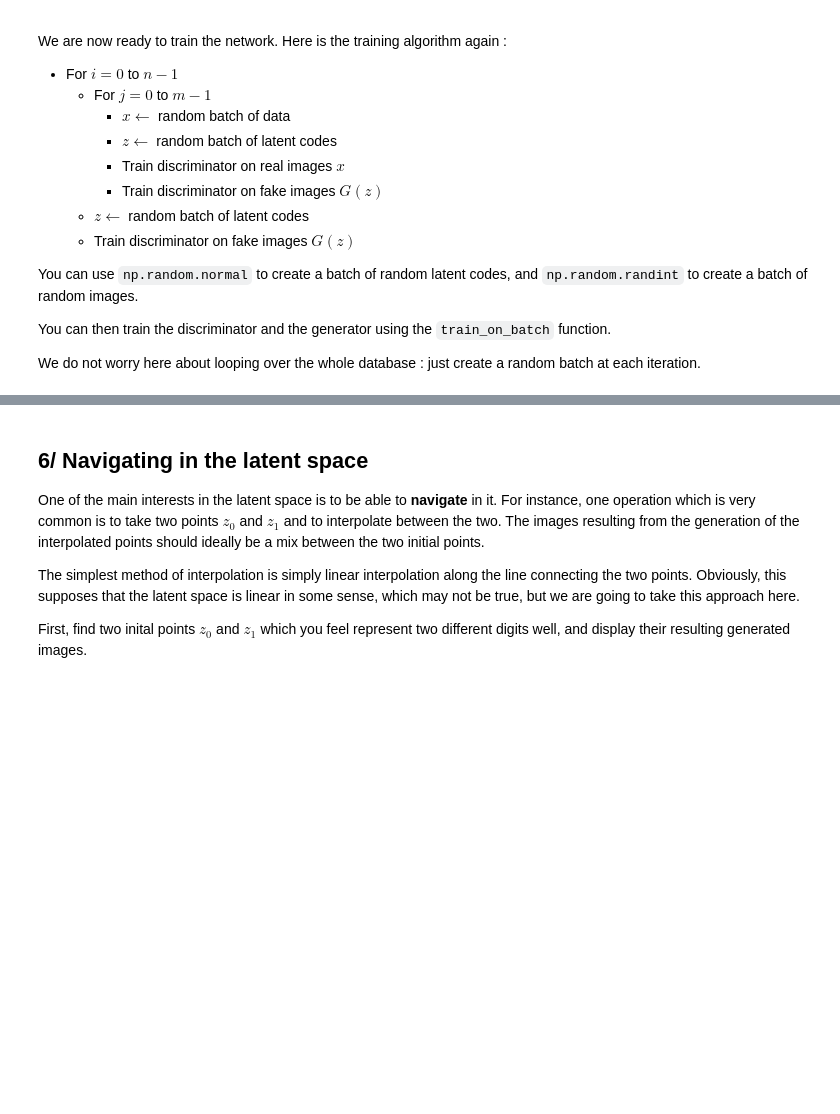
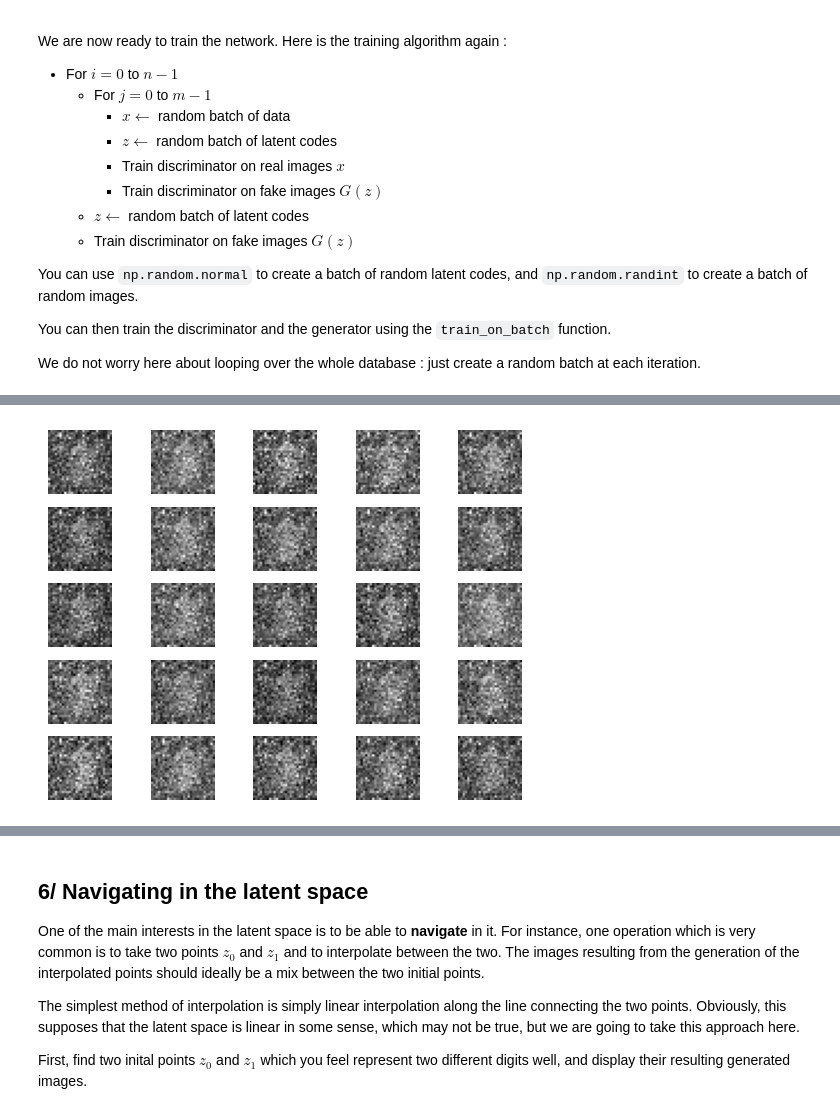
Before and after one commit to balthazarneveu/MVA24-delire, a Jupyter notebook: TP_5/tp_5.ipynb, the cells around one changed output, grey strips where cells are left out. Cells and saved outputs as stored; diff of their text form; code cells hidden in the pictures; blank space fills up the shorter version.

Commit message:
#5 TP-5 train GAN, interpolate between latents

```diff
--- a/TP_5/tp_5.ipynb
+++ b/TP_5/tp_5.ipynb
@@ -281,21 +290,6 @@ The training is carried out sequentially : first we execute a few training steps
     - Train discriminator on fake images $G(z)$
   - $z \leftarrow$ random batch of latent codes
   - Train discriminator on fake images $G(z)$
-# %%
-
-# Setup Adam optimizers for both G and D
-optimizer_disc = optim.Adam(disc_model.parameters(), lr=lr, betas=(beta_1, 0.999))
-optimizer_gen = optim.Adam(gen_model.parameters(), lr=lr, betas=(beta_1, 0.999))
-
-# criterion used for the discriminator loss
-bce_criterion = ...  # FILL IN HERE
-
-# criterion used for the generator loss
-
-
-def loss_fn_gen(d_gen_data):
-    loss_gen = ...  # FILL IN CODE
-    return loss_gen
 # %% [markdown]
 ### Sampling function
 
@@ -351,4 +320,30 @@ We do not worry here about looping over the whole database : just create a rando
 # %%
+gen_model = Generator().to(device)
+# Print the model
+print(gen_model)
+
+disc_model = Discriminator().to(device) # FILL IN HERE
+# Print the model
+print(disc_model)
+
+gen_model = gen_model.to(device)
+disc_model = disc_model.to(device)
+# Setup Adam optimizers for both G and D
+optimizer_disc = optim.Adam(disc_model.parameters(), lr=lr, betas=(beta_1, 0.999))
+optimizer_gen = optim.Adam(gen_model.parameters(), lr=lr, betas=(beta_1, 0.999))
+
+# criterion used for the discriminator loss
+bce_criterion = torch.nn.BCELoss()
+
+# criterion used for the generator loss
+
+
+def loss_fn_gen(d_gen_data: torch.Tensor) -> torch.Tensor:
+    """
+    log(1-D(G(z)))<0 Negative values that have to be maximized
+    """
+    loss_gen = torch.mean(torch.log(1-d_gen_data))
+    return loss_gen
 
 # Training Loop
 
@@ -358,57 +353,58 @@ G_losses = []
 D_losses = []
 
 sample_interval = 25
-
 print("Starting Training")
 # For each epoch
 for epoch in range(n_epochs):
     # For each batch in the dataloader
     for i, data in enumerate(mnist_train_loader, 0):
         for iter_inner in range(0, n_iters_inner):
-
             ############################
             # Train discriminator
             ############################
             # Train with true data batch
             disc_model.zero_grad()
             # create true data and labels
-            true_imgs = ...  # FILL IN HERE
-            true_labels = ...  # FILL IN HERE
+            true_imgs = data[0]
+            true_imgs = true_imgs.to(device)  # FILL IN HERE
+            true_labels = torch.ones(true_imgs.shape[0], device=device)  # FILL IN HERE
             # put true data through discriminator
-            d_output_true = ...  # FILL IN HERE
+            d_output_true = disc_model(true_imgs)  # FILL IN HERE
             # bce loss on true data
-            d_loss_true = ...  # FILL IN HERE
+            d_loss_true = bce_criterion(d_output_true, true_labels)  # FILL IN HERE
             # backpropagation for discriminator, true loss
             d_loss_true.backward()
             disc_true_value = d_output_true.mean().item()
 
-            # Train with fake data batch
-            # create fake data and labels
-            # generate batch of random latent vectors
-            z_latent_noise = ...  # FILL IN HERE
-            # Generate batch of fake images
-            fake_imgs = ...  # FILL IN HERE
-            fake_labels = ...  # FILL IN HERE
-            # put fake data through discriminator
-            disc_output_fake = ...  # FILL IN HERE
-            # bce loss on fake data
-            disc_loss_fake = ...  # FILL IN HERE
-            # backpropagation for discriminator, fake loss
-            disc_loss_fake.backward()
-            disc_fake_value = disc_output_fake.mean().item()
-            # Update discriminator
-            optimizer_disc.step()
+            if True:
+                # Train with fake data batch
+                # create fake data and labels
+                # generate batch of random latent vectors
+                z_latent_noise = torch.randn((true_imgs.shape[0], gen_model.z_dim), device=device)  # FILL IN HERE
+                # Generate batch of fake images
+                fake_imgs = gen_model(z_latent_noise)  # FILL IN HERE
+                fake_labels = torch.zeros(true_imgs.shape[0], device=device)  # FILL IN HERE
+                # put fake data through discriminator
+                disc_output_fake = disc_model(fake_imgs)  # FILL IN HERE
+                # bce loss on fake data
+                disc_loss_fake = bce_criterion(disc_output_fake, fake_labels)  # FILL IN HERE
+                # backpropagation for discriminator, fake loss
+                disc_loss_fake.backward()
+                disc_fake_value = disc_output_fake.mean().item()
+                # Update discriminator
+                optimizer_disc.step()
 
-            d_loss_total = d_loss_true+disc_loss_fake
+                d_loss_total = d_loss_true+disc_loss_fake
 
         ############################
         # Train generator
         ############################
         gen_model.zero_grad()
         # We have updated the discriminator, so we need to update the output of the discriminator
-        disc_gen_output_fake = ...  # FILL IN HERE
+        z = torch.randn(BATCH_SIZE, Z_DIM, device=device)
+        disc_gen_output_fake = disc_model(gen_model(z))  # FILL IN HERE
         # Generator loss, using the custom loss
-        g_loss = ...  # FILL IN HERE
+        g_loss = loss_fn_gen(disc_gen_output_fake)  # FILL IN HERE
         # backpropagation for generator
         g_loss.backward()
         # D_G_z2 = output.mean().item()
@@ -425,7 +421,8 @@ for epoch in range(n_epochs):
         D_losses.append(d_loss_total.item())
 
     if (epoch % sample_interval == 0):
-        sample_images(gen_model, z_dim, rand_seed=30)
+        sample_images(gen_model, Z_DIM, rand_seed=30)
 
 # end samples
-sample_images(gen_model, z_dim, rand_seed=30)
+sample_images(gen_model, Z_DIM, rand_seed=30)
+# %% [output]
@@ -431,0 +446 @@ sample_images(gen_model, z_dim, rand_seed=30)
+[figure, added]
```
Also changed, not shown: parts of 16 cells of this notebook.
